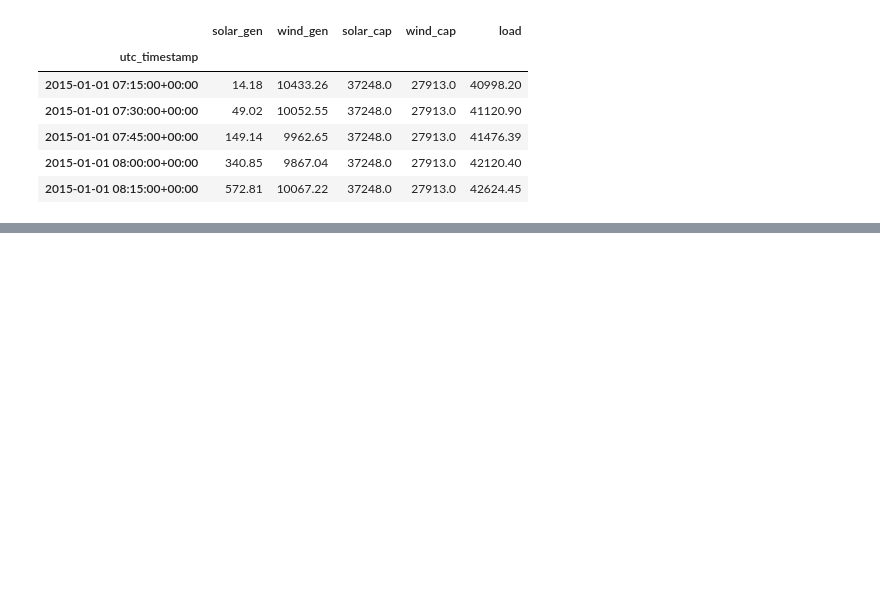
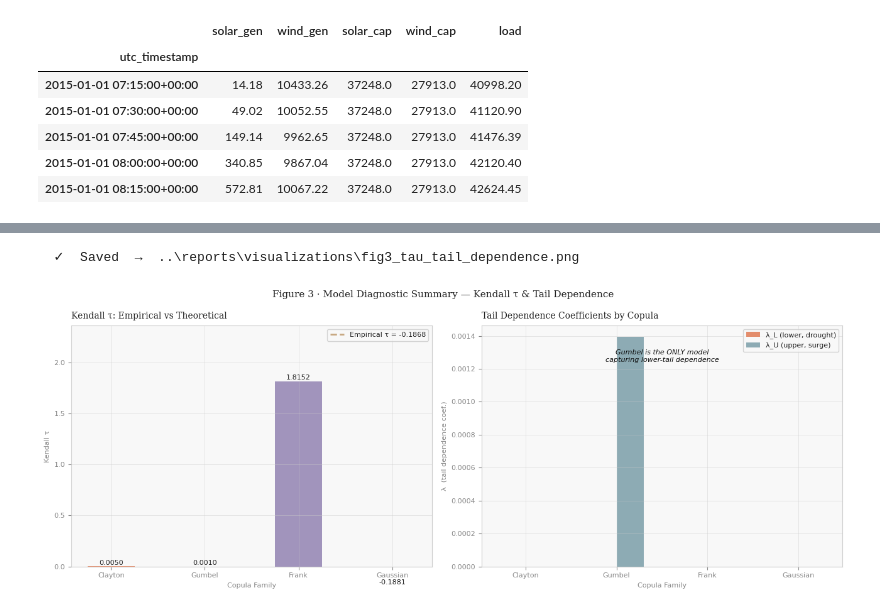
Before and after one commit to Matshiselan/Renewable-Generation-Dynamics-and-Grid-Balancing-in-Germany-2014-2020-, a Jupyter notebook: py-german-electricity/notebooks/battery_storage_sizing.ipynb, the cells around one changed output, grey strips where cells are left out. Saved outputs shown, nothing was run; the diff lists cells and outputs as text; code cells hidden in the pictures; blank space fills up the shorter version.

```diff
--- a/py-german-electricity/notebooks/battery_storage_sizing.ipynb
+++ b/py-german-electricity/notebooks/battery_storage_sizing.ipynb
@@ -382 +485,67 @@ print(f"     Interpretation: P(Wind≈0 | Solar≈0) → {tail_dep['Clayton']['
+# %%
+# ── 4c/4d  KENDALL TAU + TAIL DEPENDENCE COMPARISON ─────────────────────────
+fig, axes = plt.subplots(1, 2, figsize=(13, 5))
+fig.patch.set_facecolor(BG)
+fig.suptitle("Figure 3 · Model Diagnostic Summary — Kendall τ & Tail Dependence",
+             color=TEXT, fontsize=11, fontfamily="DejaVu Serif")
+
+# Kendall's tau comparison
+empirical_tau = stats.kendalltau(X_solar, X_wind).statistic
+
+# Theoretical tau from copula parameters
+# Clayton: τ = θ/(θ+2)   | Gumbel: τ = 1 - 1/θ   | Frank: via Debye function
+# Gaussian: τ = 2/π * arcsin(ρ)
+def frank_tau(theta):
+    if abs(theta) < 1e-8: return 0.0
+    from scipy.integrate import quad
+    def integrand(t):
+        return t / (np.exp(t) - 1)
+    I, _ = quad(integrand, 1e-8, abs(theta))
+    D1 = I / abs(theta)
+    return 1 - 4/theta * (1 - D1)
+
+theoretical_tau = {
+    "Clayton":  theta_clayton / (theta_clayton + 2),
+    "Gumbel":   1 - 1/theta_gumbel,
+    "Frank":    frank_tau(theta_frank),
+    "Gaussian": 2/np.pi * np.arcsin(rho_gauss),
+}
+
+ax = axes[0]
+style_ax(ax, "Kendall τ: Empirical vs Theoretical", "Copula Family", "Kendall τ")
+names = list(theoretical_tau.keys())
+theo_vals = [theoretical_tau[n] for n in names]
+cols = [COPULA_COLORS[n] for n in names]
+bars = ax.bar(names, theo_vals, color=cols, alpha=0.8, width=0.5)
+ax.axhline(empirical_tau, color=ACCENT, linewidth=2, linestyle="--",
+           label=f"Empirical τ = {empirical_tau:.4f}")
+ax.legend(fontsize=8, facecolor=PANEL, labelcolor=TEXT)
+for bar, val in zip(bars, theo_vals):
+    ax.text(bar.get_x() + bar.get_width()/2, val + 0.002, f"{val:.4f}",
+            ha="center", va="bottom", color=TEXT, fontsize=8)
+ax.set_ylim(0, max(max(theo_vals), empirical_tau) * 1.3)
+
+# Tail dependence plot
+ax = axes[1]
+style_ax(ax, "Tail Dependence Coefficients by Copula",
+         "Copula Family", "λ  (tail dependence coef.)")
+x = np.arange(len(names))
+w = 0.3
+ll_vals = [tail_dep[n]["λ_L"] for n in names]
+lu_vals = [tail_dep[n]["λ_U"] for n in names]
+b1 = ax.bar(x - w/2, ll_vals, w, color="#E07B54", alpha=0.85, label="λ_L (lower, drought)")
+b2 = ax.bar(x + w/2, lu_vals, w, color="#7B9EA8", alpha=0.85, label="λ_U (upper, surge)")
+ax.set_xticks(x); ax.set_xticklabels(names, color=MUTED, fontsize=8)
+ax.legend(fontsize=8, facecolor=PANEL, labelcolor=TEXT)
+ax.text(0.5, 0.85,
+        "Gumbel is the ONLY model\ncapturing lower-tail dependence",
+        transform=ax.transAxes, color="#0D0D0D", fontsize=8,
+        ha="center", style="italic")
+
+plt.tight_layout()
+savefig(fig, "fig3_tau_tail_dependence.png")
+fig
+# %% [output]
+  ✓  Saved  →  ..\reports\visualizations\fig3_tau_tail_dependence.png
+[figure, added]
 # %%
```
Also changed, not shown: parts of 12 cells of this notebook, 5 other files.
